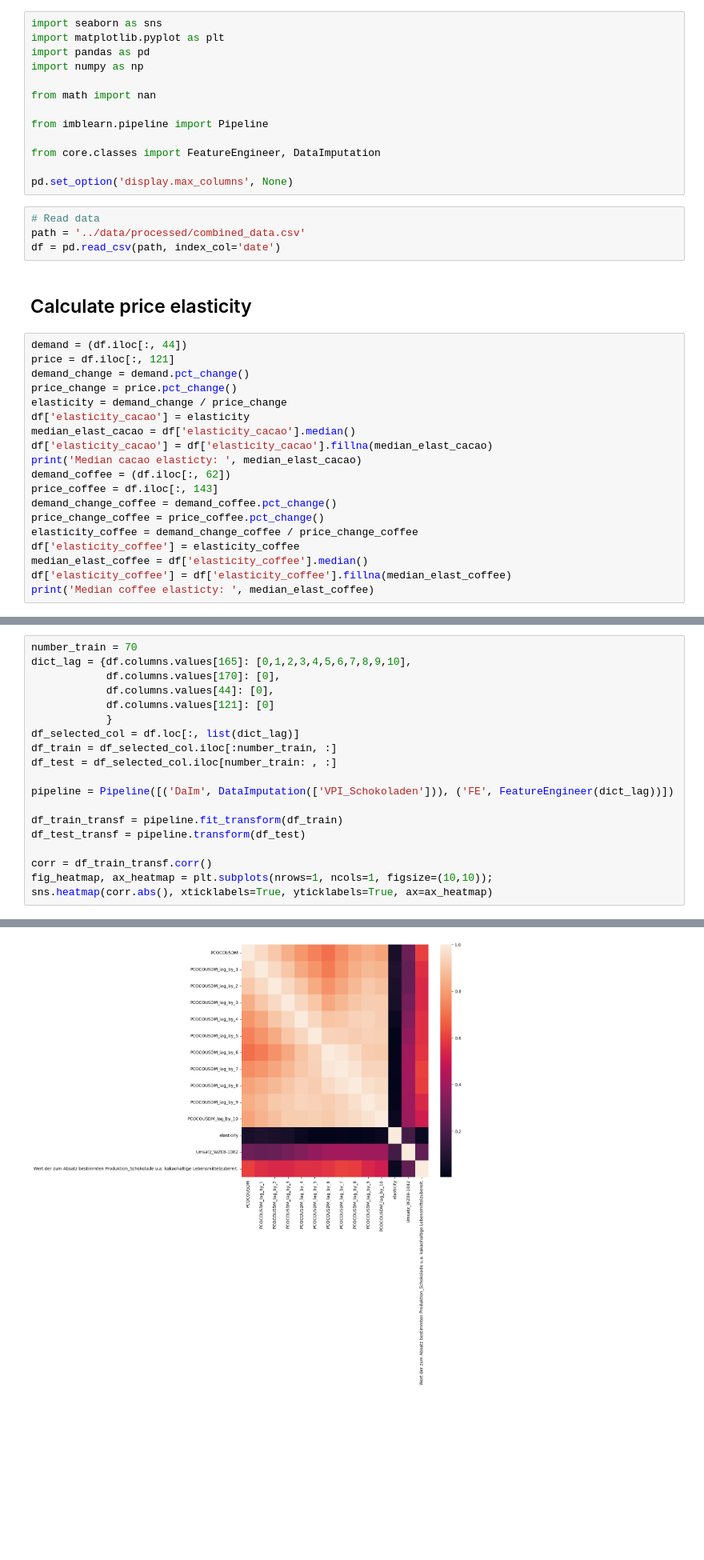
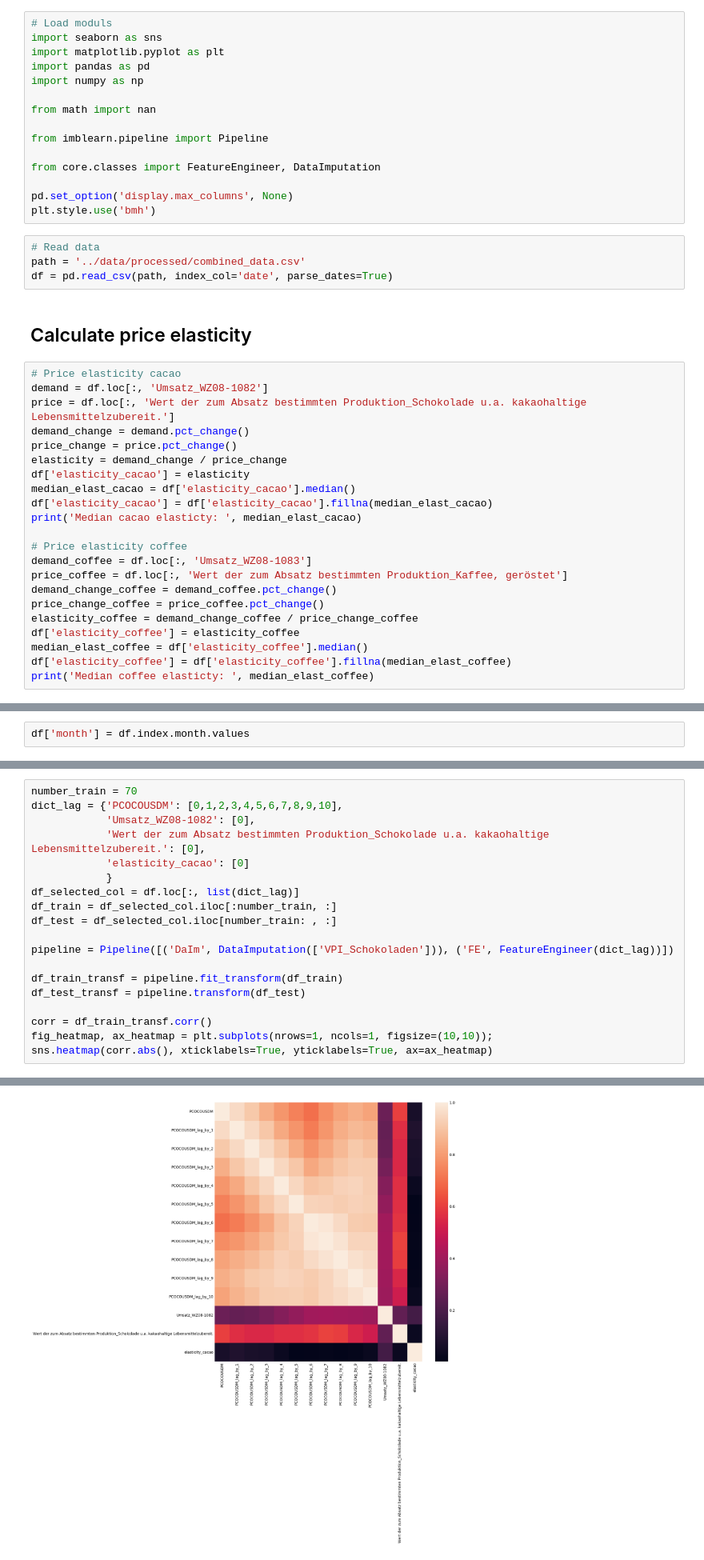
Before and after one commit to salimaabdalla/dpp_projekt_2026, a Jupyter notebook: notebooks/05_preprocessing.ipynb, the cells around one changed output, grey strips where cells are left out. Shown at 80% size. Saved outputs shown, nothing was run; the diff lists cells and outputs as text; blank space fills up the shorter version.

```diff
--- a/notebooks/05_preprocessing.ipynb
+++ b/notebooks/05_preprocessing.ipynb
@@ -1,4 +1,5 @@
 # %%
+# Load moduls
 import seaborn as sns
 import matplotlib.pyplot as plt
 import pandas as pd
@@ -11,15 +12,17 @@ from imblearn.pipeline import Pipeline
 from core.classes import FeatureEngineer, DataImputation
 
 pd.set_option('display.max_columns', None)
+plt.style.use('bmh')
 # %%
 # Read data
 path = '../data/processed/combined_data.csv'
-df = pd.read_csv(path, index_col='date')
+df = pd.read_csv(path, index_col='date', parse_dates=True)
 # %% [markdown]
 ## Calculate price elasticity
 # %%
-demand = (df.iloc[:, 44])
-price = df.iloc[:, 121]
+# Price elasticity cacao
+demand = df.loc[:, 'Umsatz_WZ08-1082']
+price = df.loc[:, 'Wert der zum Absatz bestimmten Produktion_Schokolade u.a. kakaohaltige Lebensmittelzubereit.']
 demand_change = demand.pct_change()
 price_change = price.pct_change()
 elasticity = demand_change / price_change
@@ -27,8 +30,10 @@ df['elasticity_cacao'] = elasticity
 median_elast_cacao = df['elasticity_cacao'].median()
 df['elasticity_cacao'] = df['elasticity_cacao'].fillna(median_elast_cacao)
 print('Median cacao elasticty: ', median_elast_cacao)
-demand_coffee = (df.iloc[:, 62])
-price_coffee = df.iloc[:, 143]
+
+# Price elasticity coffee
+demand_coffee = df.loc[:, 'Umsatz_WZ08-1083']
+price_coffee = df.loc[:, 'Wert der zum Absatz bestimmten Produktion_Kaffee, geröstet']
 demand_change_coffee = demand_coffee.pct_change()
 price_change_coffee = price_coffee.pct_change()
 elasticity_coffee = demand_change_coffee / price_change_coffee
@@ -88,0 +61,2 @@ sns.heatmap(corr.abs(), xticklabels=True, yticklabels=True, ax=ax_heatmap)
+# %%
+df['month'] = df.index.month.values
@@ -92,25 +73,25 @@ sns.heatmap(corr.abs(), xticklabels=True, yticklabels=True, ax=ax_heatmap)
 ### Global cacoa prices
 # %%
 number_train = 70
-dict_lag = {df.columns.values[165]: [0,1,2,3,4,5,6,7,8,9,10],
-            df.columns.values[170]: [0],
-            df.columns.values[44]: [0],
-            df.columns.values[121]: [0]
+dict_lag = {'PCOCOUSDM': [0,1,2,3,4,5,6,7,8,9,10],
+            'Umsatz_WZ08-1082': [0],
+            'Wert der zum Absatz bestimmten Produktion_Schokolade u.a. kakaohaltige Lebensmittelzubereit.': [0],
+            'elasticity_cacao': [0]
             }
 df_selected_col = df.loc[:, list(dict_lag)]
 df_train = df_selected_col.iloc[:number_train, :]
 df_test = df_selected_col.iloc[number_train: , :]
 
 pipeline = Pipeline([('DaIm', DataImputation(['VPI_Schokoladen'])), ('FE', FeatureEngineer(dict_lag))])
 
 df_train_transf = pipeline.fit_transform(df_train)
 df_test_transf = pipeline.transform(df_test)
 
 corr = df_train_transf.corr()
 fig_heatmap, ax_heatmap = plt.subplots(nrows=1, ncols=1, figsize=(10,10));
 sns.heatmap(corr.abs(), xticklabels=True, yticklabels=True, ax=ax_heatmap)
 # %% [output]
 <Axes: >
-[figure, old version]
+[figure, new version]
 # %% [markdown]
 ### Modelez share
```
Also changed, not shown: parts of 14 cells of this notebook, 4 other files.
